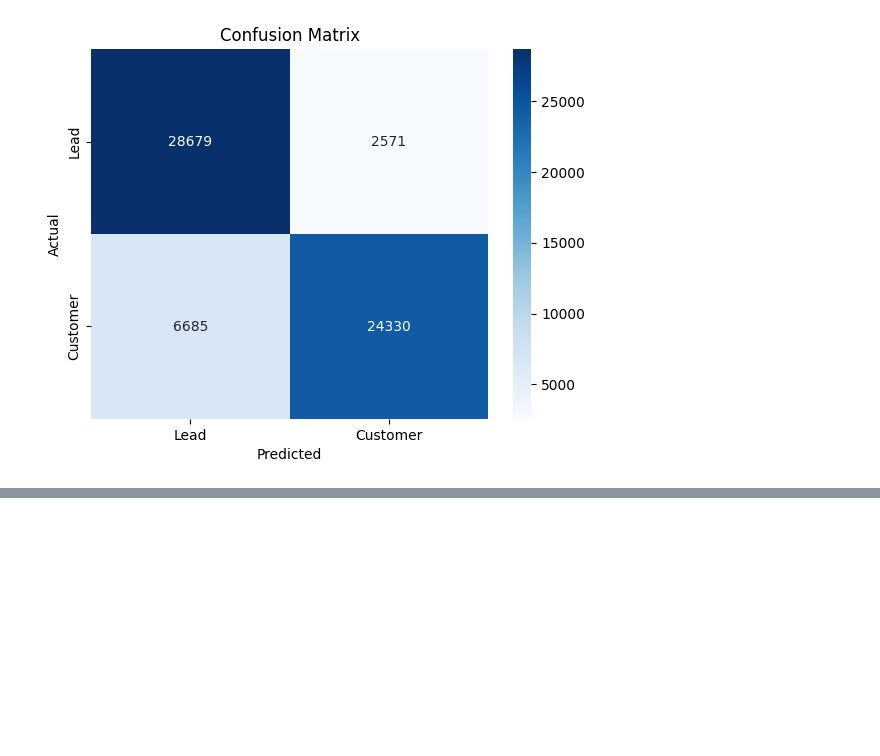
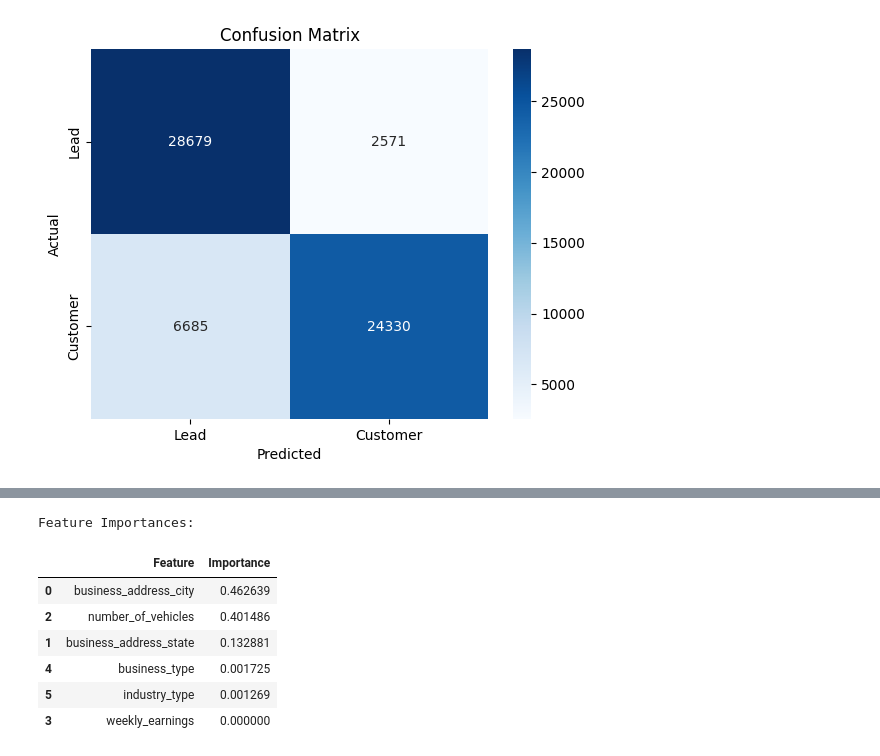
Before and after one commit to KoralK5/lead-scoring, a Jupyter notebook: lead_scorer.ipynb, the cells around one changed output, grey strips where cells are left out. Drawn from its saved outputs; the diff is of its cells as text; code cells hidden in the pictures; blank space fills up the shorter version.

Commit message:
feature importances

```diff
--- a/lead_scorer.ipynb
+++ b/lead_scorer.ipynb
@@ -102,0 +103,22 @@ plt.show()
+# %%
+# Extract feature importances from the RandomForest model
+feature_importances = model.feature_importances_
+
+# Create a DataFrame with features and their corresponding importances
+feature_importance_df = pd.DataFrame({'Feature': features, 'Importance': feature_importances})
+
+# Sort the features by importance
+feature_importance_df = feature_importance_df.sort_values(by='Importance', ascending=False)
+
+# Display the feature importances
+print("\nFeature Importances:")
+display(feature_importance_df)
+# %% [output]
+Feature Importances:
+|  | Feature | Importance |
+| 0 | business_address_city | 0.462639 |
+| 2 | number_of_vehicles | 0.401486 |
+| 1 | business_address_state | 0.132881 |
+| 4 | business_type | 0.001725 |
+| 5 | industry_type | 0.001269 |
+| 3 | weekly_earnings | 0.000000 |
```
Also changed, not shown: parts of 1 cell of this notebook.
